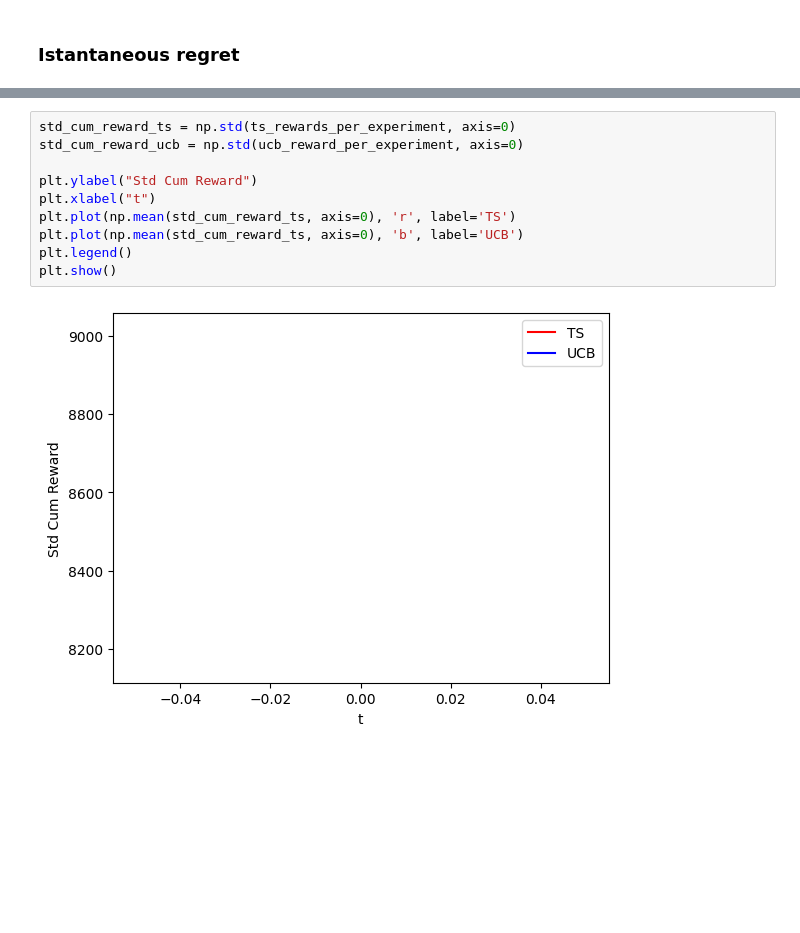
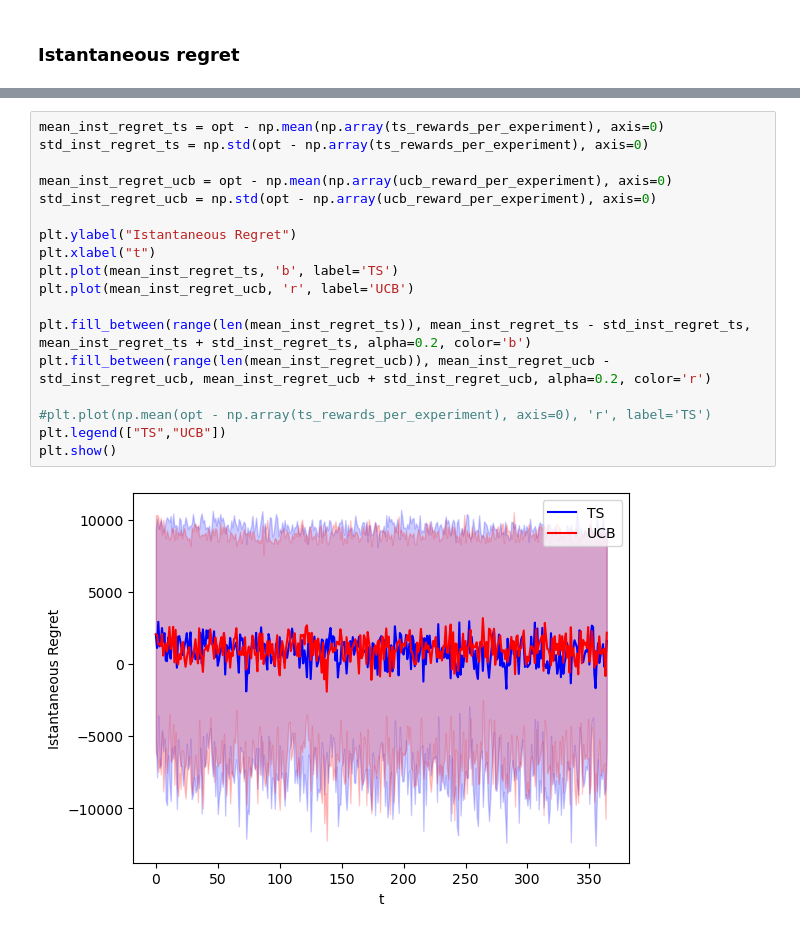
Before and after one commit to MatteoPancini/Online-Pricing-and-Advertising-Optimization-Project, a Jupyter notebook: Project-Pricing-Advertising-2022-2023/1_Learning_for_Pricing_2_Version.ipynb, the cells around one changed output, grey strips where cells are left out. Drawn from its saved outputs; the diff is of its cells as text; blank space fills up the shorter version.

```diff
--- a/Project-Pricing-Advertising-2022-2023/1_Learning_for_Pricing_2_Version.ipynb
+++ b/Project-Pricing-Advertising-2022-2023/1_Learning_for_Pricing_2_Version.ipynb
@@ -126,12 +135,20 @@ plt.show()
-# %%
-std_cum_reward_ts = np.std(ts_rewards_per_experiment, axis=0)
-std_cum_reward_ucb = np.std(ucb_reward_per_experiment, axis=0)
-
-plt.ylabel("Std Cum Reward")
-plt.xlabel("t")
-plt.plot(np.mean(std_cum_reward_ts, axis=0), 'r', label='TS')
-plt.plot(np.mean(std_cum_reward_ts, axis=0), 'b', label='UCB')
-plt.legend()
-plt.show()
-# %% [output]
-[figure, removed]
+# %%
+mean_inst_regret_ts = opt - np.mean(np.array(ts_rewards_per_experiment), axis=0)
+std_inst_regret_ts = np.std(opt - np.array(ts_rewards_per_experiment), axis=0)
+
+mean_inst_regret_ucb = opt - np.mean(np.array(ucb_reward_per_experiment), axis=0)
+std_inst_regret_ucb = np.std(opt - np.array(ucb_reward_per_experiment), axis=0)
+
+plt.ylabel("Istantaneous Regret")
+plt.xlabel("t")
+plt.plot(mean_inst_regret_ts, 'b', label='TS')
+plt.plot(mean_inst_regret_ucb, 'r', label='UCB')
+
+plt.fill_between(range(len(mean_inst_regret_ts)), mean_inst_regret_ts - std_inst_regret_ts, mean_inst_regret_ts + std_inst_regret_ts, alpha=0.2, color='b')
+plt.fill_between(range(len(mean_inst_regret_ucb)), mean_inst_regret_ucb - std_inst_regret_ucb, mean_inst_regret_ucb + std_inst_regret_ucb, alpha=0.2, color='r')
+
+#plt.plot(np.mean(opt - np.array(ts_rewards_per_experiment), axis=0), 'r', label='TS')
+plt.legend(["TS","UCB"])
+plt.show()
+# %% [output]
+[figure, added]
```
Also changed, not shown: parts of 7 cells of this notebook, 9 other files.
